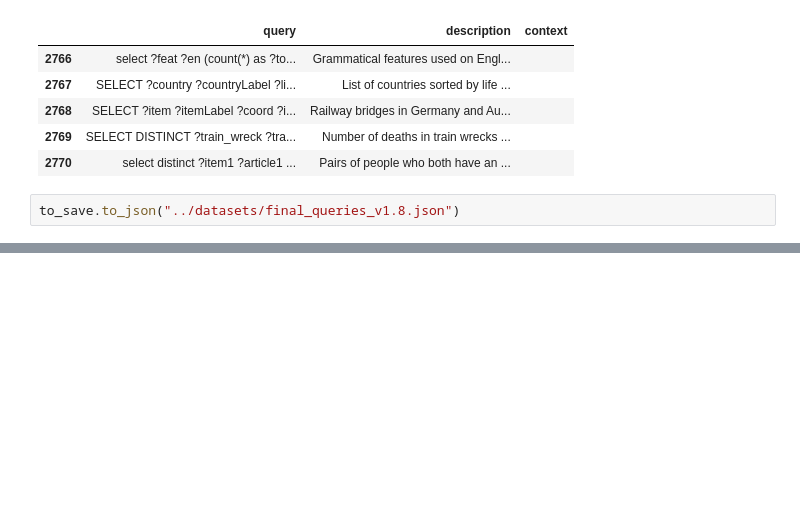
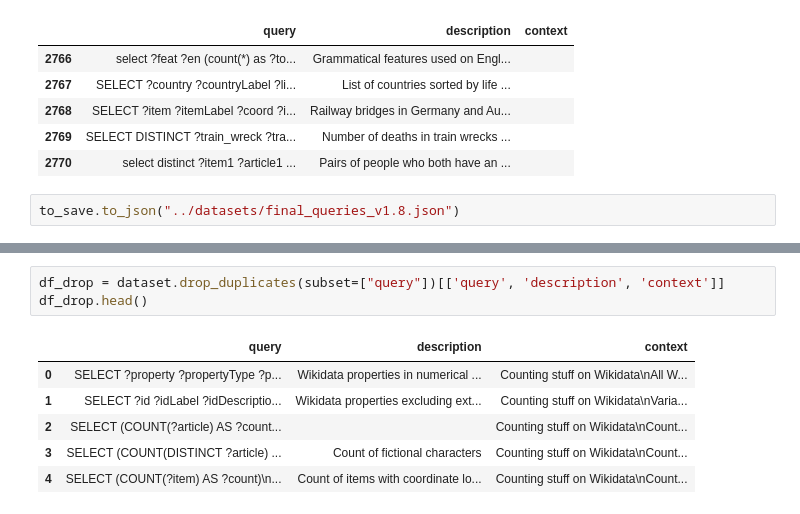
Before and after one commit to Gratic/Finetuning-LLM-for-SPARQL-generation, a Jupyter notebook: scripts/remove_dupliates_to_delete.ipynb, the cells around one changed output, grey strips where cells are left out. Cells and saved outputs as stored; diff of their text form; blank space fills up the shorter version.

```diff
--- a/scripts/remove_dupliates_to_delete.ipynb
+++ b/scripts/remove_dupliates_to_delete.ipynb
@@ -71,0 +90,10 @@ to_save.to_json("../datasets/final_queries_v1.8.json")
+# %%
+df_drop = dataset.drop_duplicates(subset=["query"])[['query', 'description', 'context']]
+df_drop.head()
+# %% [output]
+|  | query | description | context |
+| 0 | SELECT ?property ?propertyType ?p... | Wikidata properties in numerical ... | Counting stuff on Wikidata\nAll W... |
+| 1 | SELECT ?id ?idLabel ?idDescriptio... | Wikidata properties excluding ext... | Counting stuff on Wikidata\nVaria... |
+| 2 | SELECT (COUNT(?article) AS ?count... |  | Counting stuff on Wikidata\nCount... |
+| 3 | SELECT (COUNT(DISTINCT ?article) ... | Count of fictional characters | Counting stuff on Wikidata\nCount... |
+| 4 | SELECT (COUNT(?item) AS ?count)\n... | Count of items with coordinate lo... | Counting stuff on Wikidata\nCount... |
```
Also changed, not shown: parts of 5 cells of this notebook.
